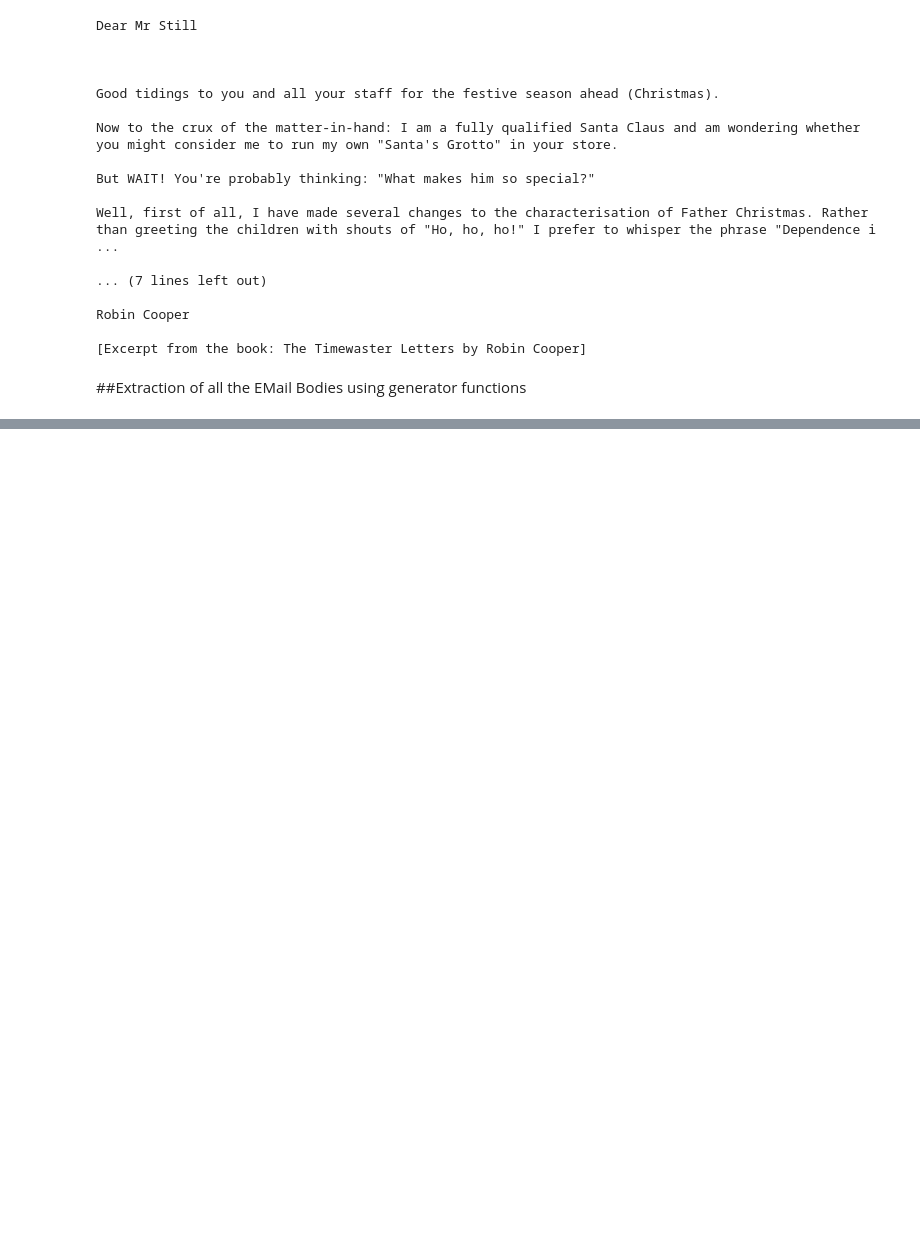
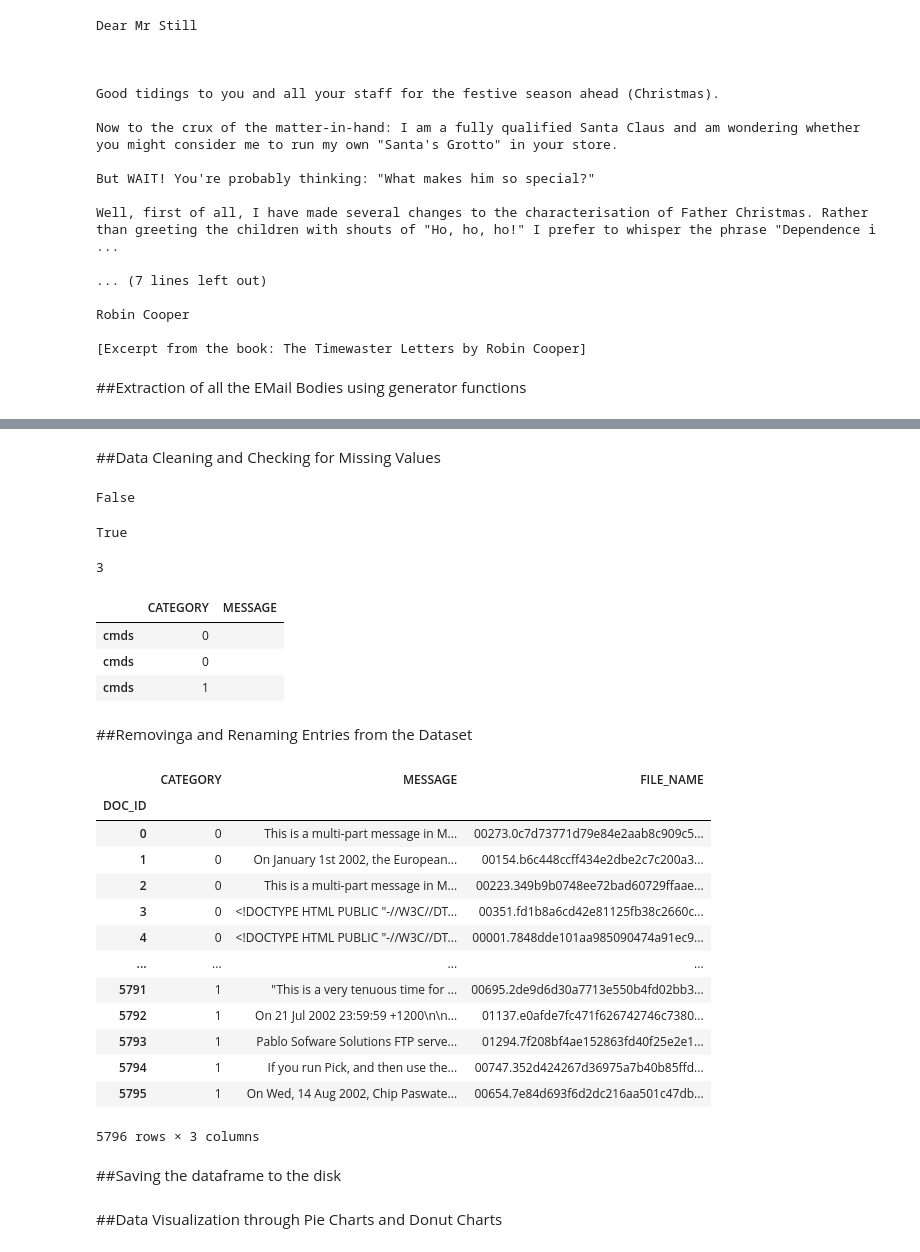
Before and after one commit to makhijakabir/machine-learning, a Jupyter notebook: bayesClassifierESF.ipynb, the cells around one changed output, grey strips where cells are left out. Drawn from its saved outputs; the diff is of its cells as text; code cells hidden in the pictures; blank space fills up the shorter version.

```diff
--- a/bayesClassifierESF.ipynb
+++ b/bayesClassifierESF.ipynb
@@ -142,0 +151,6 @@ spamEmails
+# %%
+#Storing non spam emails in a notSpaEmails dataframe
+
+notSpamEmails = dfFromDir(notSpam1, notSpam)
+notSpamEmails = notSpamEmails.append(dfFromDir(notSpam2, notSpam))
+notSpamEmails
@@ -142,0 +190,27 @@ spamEmails
+# %% [markdown]
+##Data Cleaning and Checking for Missing Values
+# %%
+#Check if there are any missing values
+data['MESSAGE'].isnull().values.any() #Returns true if there are any missing values
+# %% [output]
+False
+# %%
+#Check if there are any empty emails with the string length of 0
+(data.MESSAGE.str.len() == 0).any()
+# %% [output]
+True
+# %%
+#Check how many entries have the string length of 0
+(data.MESSAGE.str.len() == 0).sum()
+# %% [output]
+3
+# %%
+#Getting the index of all the rows where the string length is 0
+data[(data.MESSAGE.str.len() == 0)]
+# %% [output]
+|  | CATEGORY | MESSAGE |
+| cmds | 0 |  |
+| cmds | 0 |  |
+| cmds | 1 |  |
+# %% [markdown]
+##Removinga and Renaming Entries from the Dataset
@@ -142,0 +221,25 @@ spamEmails
+# %%
+ #Adding Document IDs to track EMail IDs
+
+documentIDs = range(0, len(data.index))
+data['DOC_ID'] = documentIDs
+data['FILE_NAME'] = data.index
+data = data.set_index('DOC_ID')
+data
+# %% [output]
+|  | CATEGORY | MESSAGE | FILE_NAME |
+| DOC_ID |  |  |  |
+| 0 | 0 | This is a multi-part message in M... | 00273.0c7d73771d79e84e2aab8c909c5... |
+| 1 | 0 | On January 1st 2002, the European... | 00154.b6c448ccff434e2dbe2c7c200a3... |
+| 2 | 0 | This is a multi-part message in M... | 00223.349b9b0748ee72bad60729ffaae... |
+| 3 | 0 | <!DOCTYPE HTML PUBLIC "-//W3C//DT... | 00351.fd1b8a6cd42e81125fb38c2660c... |
+| 4 | 0 | <!DOCTYPE HTML PUBLIC "-//W3C//DT... | 00001.7848dde101aa985090474a91ec9... |
+| ... | ... | ... | ... |
+| 5791 | 1 | "This is a very tenuous time for ... | 00695.2de9d6d30a7713e550b4fd02bb3... |
+| 5792 | 1 | On 21 Jul 2002 23:59:59 +1200\n\n... | 01137.e0afde7fc471f626742746c7380... |
+| 5793 | 1 | Pablo Sofware Solutions FTP serve... | 01294.7f208bf4ae152863fd40f25e2e1... |
+| 5794 | 1 | If you run Pick, and then use the... | 00747.352d424267d36975a7b40b85ffd... |
+| 5795 | 1 | On Wed, 14 Aug 2002, Chip Paswate... | 00654.7e84d693f6d2dc216aa501c47db... |
+5796 rows × 3 columns
+# %% [markdown]
+##Saving the dataframe to the disk
@@ -142,0 +248,2 @@ spamEmails
+# %% [markdown]
+##Data Visualization through Pie Charts and Donut Charts
```
Also changed, not shown: parts of 11 cells of this notebook.
